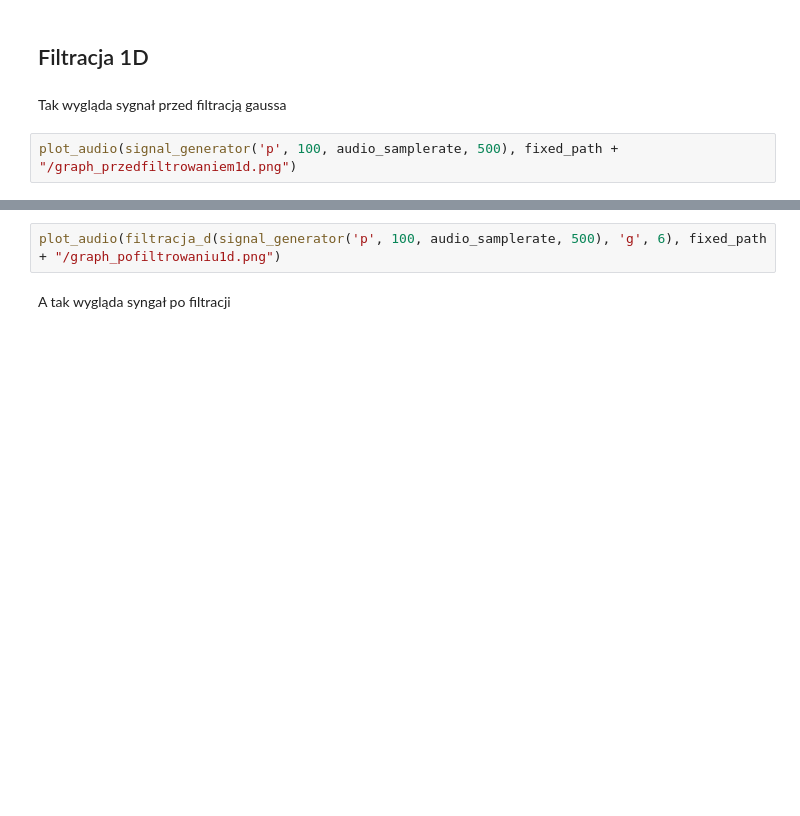
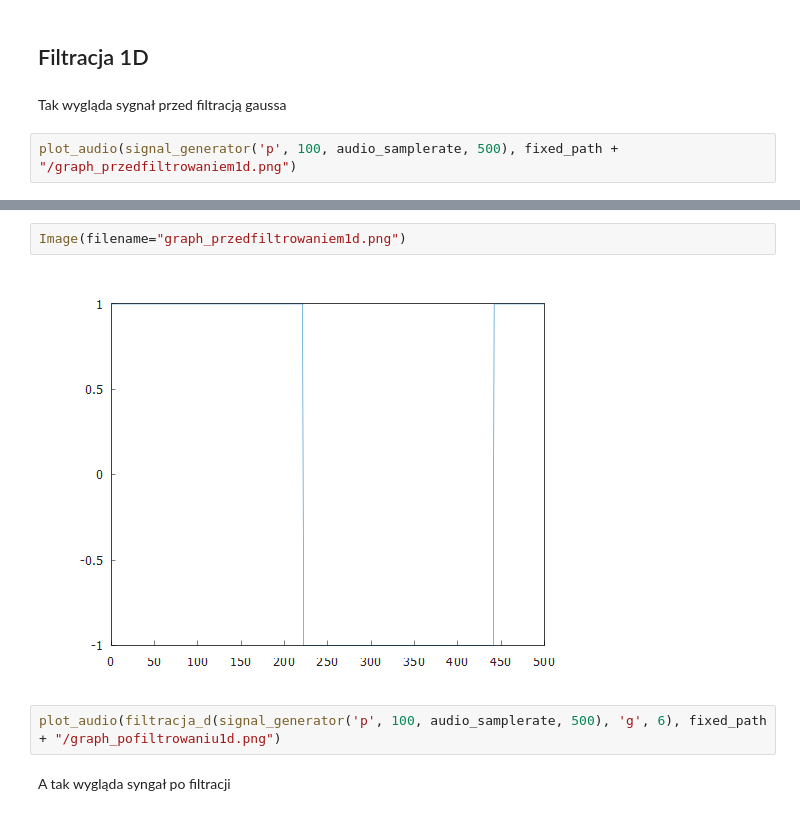
Before and after one commit to kodzib/TP-projekt-3, a Jupyter notebook: oddanie_projektu.ipynb, the cells around one changed output, grey strips where cells are left out. Cells and saved outputs as stored; diff of their text form; blank space fills up the shorter version.

```diff
--- a/oddanie_projektu.ipynb
+++ b/oddanie_projektu.ipynb
@@ -65,3 +66,7 @@ plot_audio(signal_generator('p', 100, audio_samplerate, 500), fixed_path + "/gra
+# %%
+Image(filename="graph_przedfiltrowaniem1d.png")
+# %% [output]
+[figure, added]
 # %%
 plot_audio(filtracja_d(signal_generator('p', 100, audio_samplerate, 500), 'g', 6), fixed_path + "/graph_pofiltrowaniu1d.png")
 # %% [markdown]
```
Also changed, not shown: parts of 6 cells of this notebook, 1 other file.
